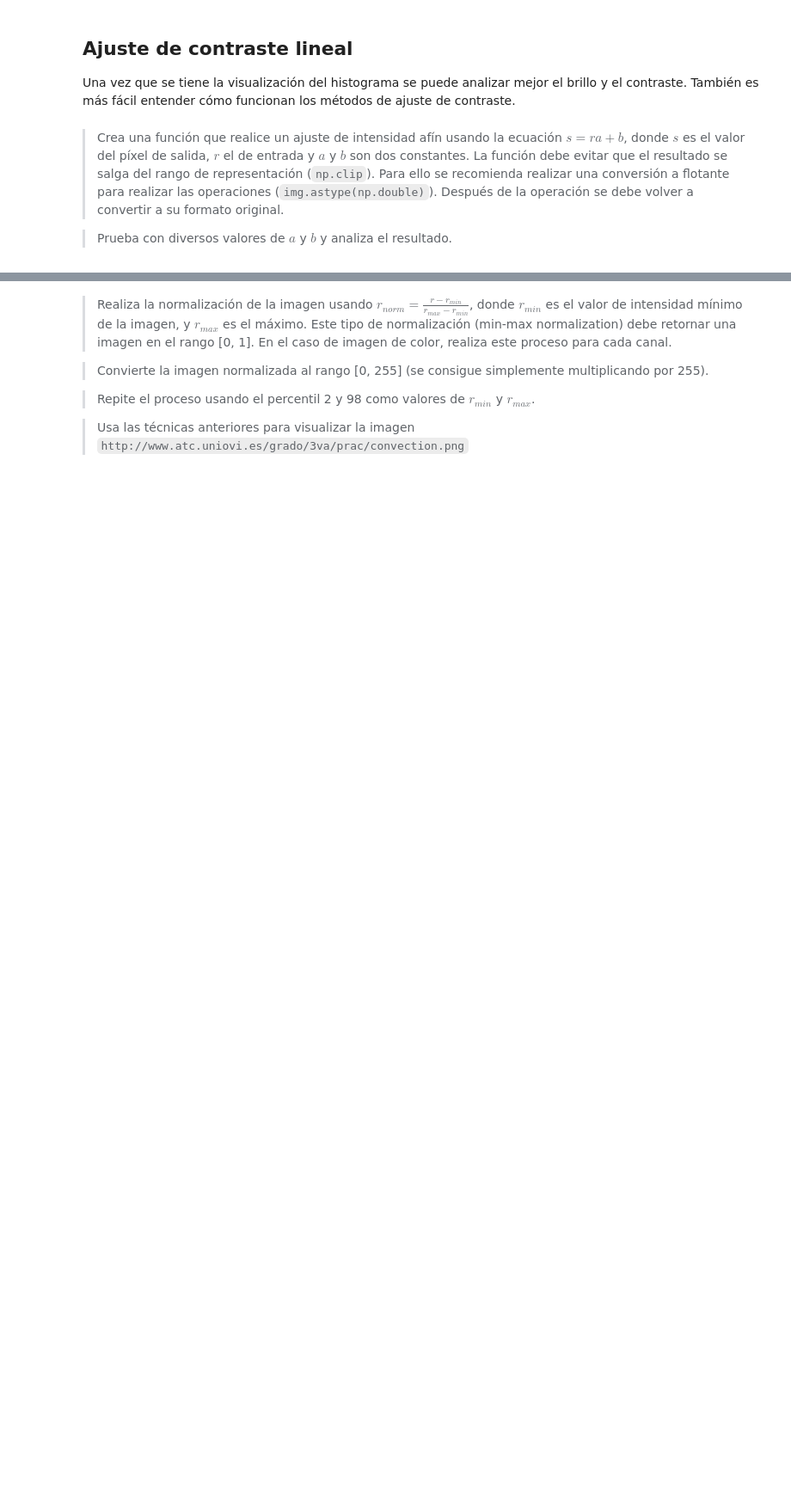
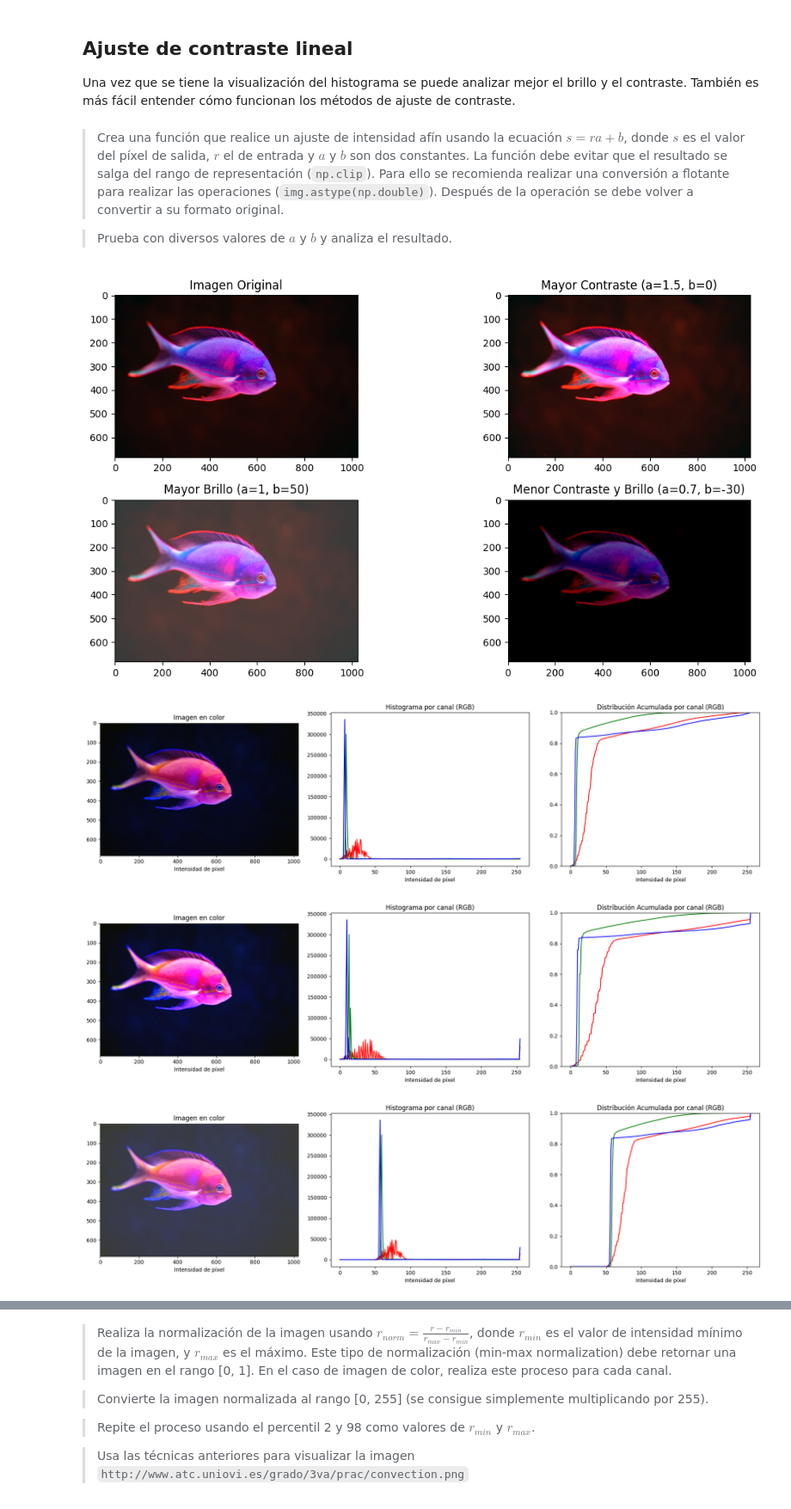
Before and after one commit to uo288207/vision_artificial, a Jupyter notebook: Prac03-Brillo.ipynb, the cells around one changed output, grey strips where cells are left out. Shown at 86% size. Cells and saved outputs as stored; diff of their text form; code cells hidden in the pictures; blank space fills up the shorter version.

```diff
--- a/Prac03-Brillo.ipynb
+++ b/Prac03-Brillo.ipynb
@@ -117,3 +117,70 @@ Una vez que se tiene la visualización del histograma se puede analizar mejor el
 > Crea una función que realice un ajuste de intensidad afín usando la ecuación $s = ra+b$, donde $s$ es el valor del píxel de salida, $r$ el de entrada y $a$ y $b$ son dos constantes. La función debe evitar que el resultado se salga del rango de representación (`np.clip`). Para ello se recomienda realizar una conversión a flotante para realizar las operaciones (`img.astype(np.double)`). Después de la operación se debe volver a convertir a su formato original.
 
 > Prueba con diversos valores de $a$ y $b$ y analiza el resultado.
+# %%
+def affine_intensity_adjustment(img, a=1.0, b=0):
+    """
+    Aplica un ajuste afín de intensidad en una imagen usando la ecuación s = a*r + b.
+
+    Parámetros:
+    - img: Imagen de entrada (uint8).
+    - a: Factor de escala (contraste).
+    - b: Desplazamiento (brillo).
+
+    Retorna:
+    - Imagen transformada (uint8).
+    """
+    if img.dtype != np.uint8:
+        raise ValueError("La imagen debe ser de tipo uint8")
+
+    # Convertir la imagen a float para evitar problemas en la operación
+    img_float = img.astype(np.float64)
+
+    # Aplicar la transformación afín
+    adjusted_img = a * img_float + b
+
+    # Asegurar que los valores se mantengan en el rango válido [0, 255]
+    adjusted_img = np.clip(adjusted_img, 0, 255)
+
+    # Convertir de vuelta a uint8
+    return adjusted_img.astype(np.uint8)
+
+# Cargar una imagen en escala de grises o color
+img = cv2.imread('pez.jpg', cv2.IMREAD_COLOR)  # O IMREAD_COLOR para color
+
+# Aplicar ajustes con diferentes valores de a y b
+img_adjusted_1 = affine_intensity_adjustment(img, a=1.5, b=0)  # Aumenta el contraste
+img_adjusted_2 = affine_intensity_adjustment(img, a=1, b=50)   # Aumenta el brillo
+img_adjusted_3 = affine_intensity_adjustment(img, a=0.7, b=-30) # Reduce contraste y brillo
+
+# Visualizar los resultados
+plt.figure(figsize=(12, 6))
+plt.subplot(2, 2, 1)
+plt.imshow(img, cmap='gray')
+plt.title("Imagen Original")
+
+plt.subplot(2, 2, 2)
+plt.imshow(img_adjusted_1, cmap='gray')
+plt.title("Mayor Contraste (a=1.5, b=0)")
+
+plt.subplot(2, 2, 3)
+plt.imshow(img_adjusted_2, cmap='gray')
+plt.title("Mayor Brillo (a=1, b=50)")
+
+plt.subplot(2, 2, 4)
+plt.imshow(img_adjusted_3, cmap='gray')
+plt.title("Menor Contraste y Brillo (a=0.7, b=-30)")
+
+plt.tight_layout()
+plt.show()
+
+# También podemos ver los histogramas antes y después del ajuste
+plot_histogram(img)
+plot_histogram(img_adjusted_1)
+plot_histogram(img_adjusted_2)
+plot_histogram(img_adjusted_3)
+# %% [output]
+[figure, added]
+[figure, added]
+[figure, added]
+[figure, added]
```
Also changed, not shown: parts of 3 cells of this notebook, 1 other file.
